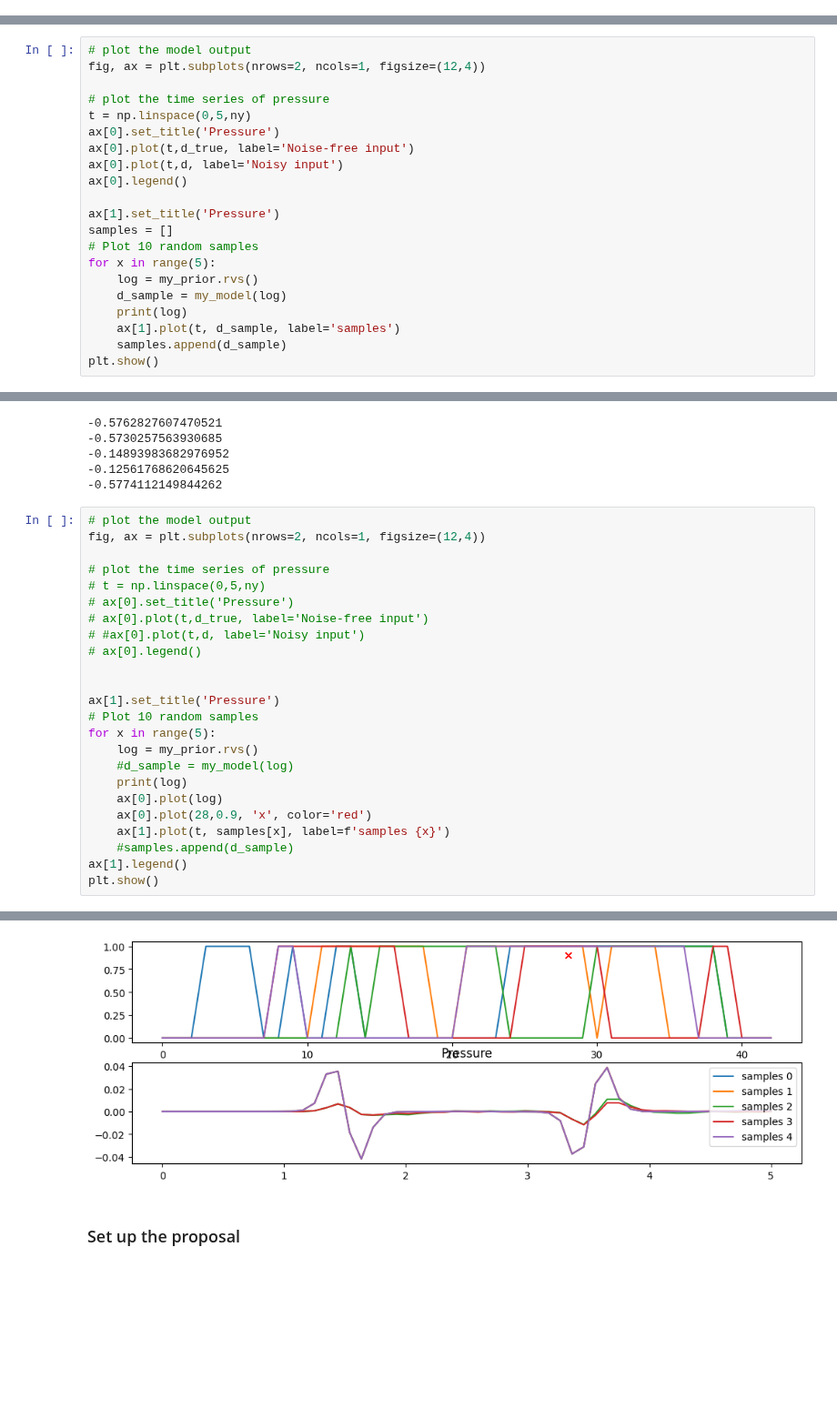
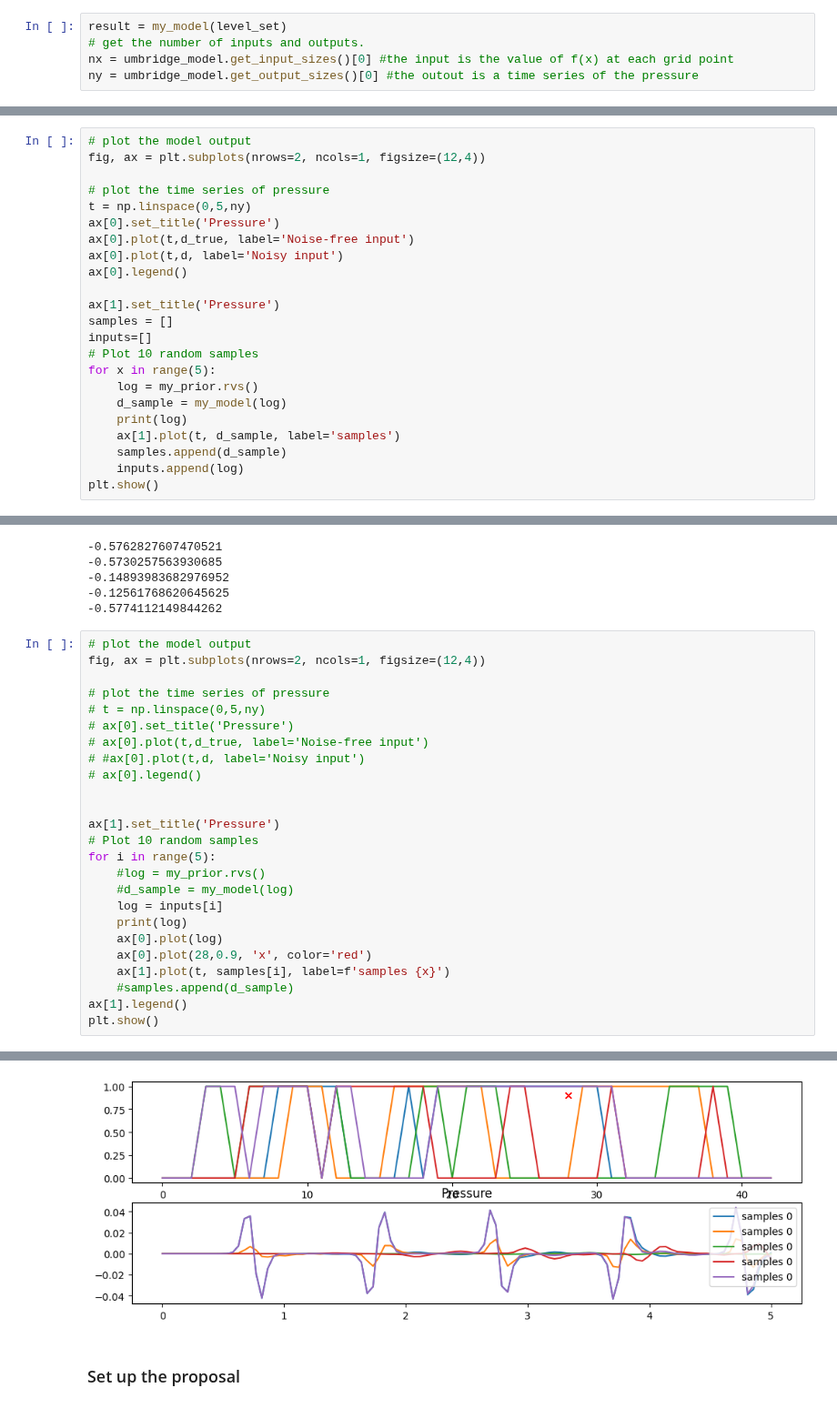
Before and after one commit to UM-Bridge/benchmarks, a Jupyter notebook: models/acoustic_gravity/tinyDA-acoustic.ipynb, the cells around one changed output, grey strips where cells are left out. Shown at 91% size. Saved outputs shown, nothing was run; the diff lists cells and outputs as text; blank space fills up the shorter version.

```diff
--- a/models/acoustic_gravity/tinyDA-acoustic.ipynb
+++ b/models/acoustic_gravity/tinyDA-acoustic.ipynb
@@ -95,3 +96,8 @@ result = my_model(level_set)
+# %%
+result = my_model(level_set)
+# get the number of inputs and outputs.
+nx = umbridge_model.get_input_sizes()[0] #the input is the value of f(x) at each grid point
+ny = umbridge_model.get_output_sizes()[0] #the outout is a time series of the pressure
 # %%
 fig, ax = plt.subplots(2,1, layout="constrained")
 x = np.linspace(0,43,nx)
@@ -224,6 +236,7 @@ ax[0].legend()
 
 ax[1].set_title('Pressure')
 samples = []
+inputs=[]
 # Plot 10 random samples
 for x in range(5):
     log = my_prior.rvs()
@@ -231,5 +244,6 @@ for x in range(5):
     print(log)
     ax[1].plot(t, d_sample, label='samples')
     samples.append(d_sample)
+    inputs.append(log)
 plt.show()
 # %% [output]
@@ -289,13 +303,14 @@ fig, ax = plt.subplots(nrows=2, ncols=1, figsize=(12,4))
 
 ax[1].set_title('Pressure')
 # Plot 10 random samples
-for x in range(5):
-    log = my_prior.rvs()
+for i in range(5):
+    #log = my_prior.rvs()
     #d_sample = my_model(log)
+    log = inputs[i]
     print(log)
     ax[0].plot(log)
     ax[0].plot(28,0.9, 'x', color='red')
-    ax[1].plot(t, samples[x], label=f'samples {x}')
+    ax[1].plot(t, samples[i], label=f'samples {x}')
     #samples.append(d_sample)
 ax[1].legend()
 plt.show()
@@ -312,5 +327,5 @@ plt.show()
  0 0 0 0 0 0]
-[figure, old version]
+[figure, new version]
 # %% [markdown]
 ### Set up the proposal
 # %%
```
Also changed, not shown: parts of 8 cells of this notebook, 1 other file.
